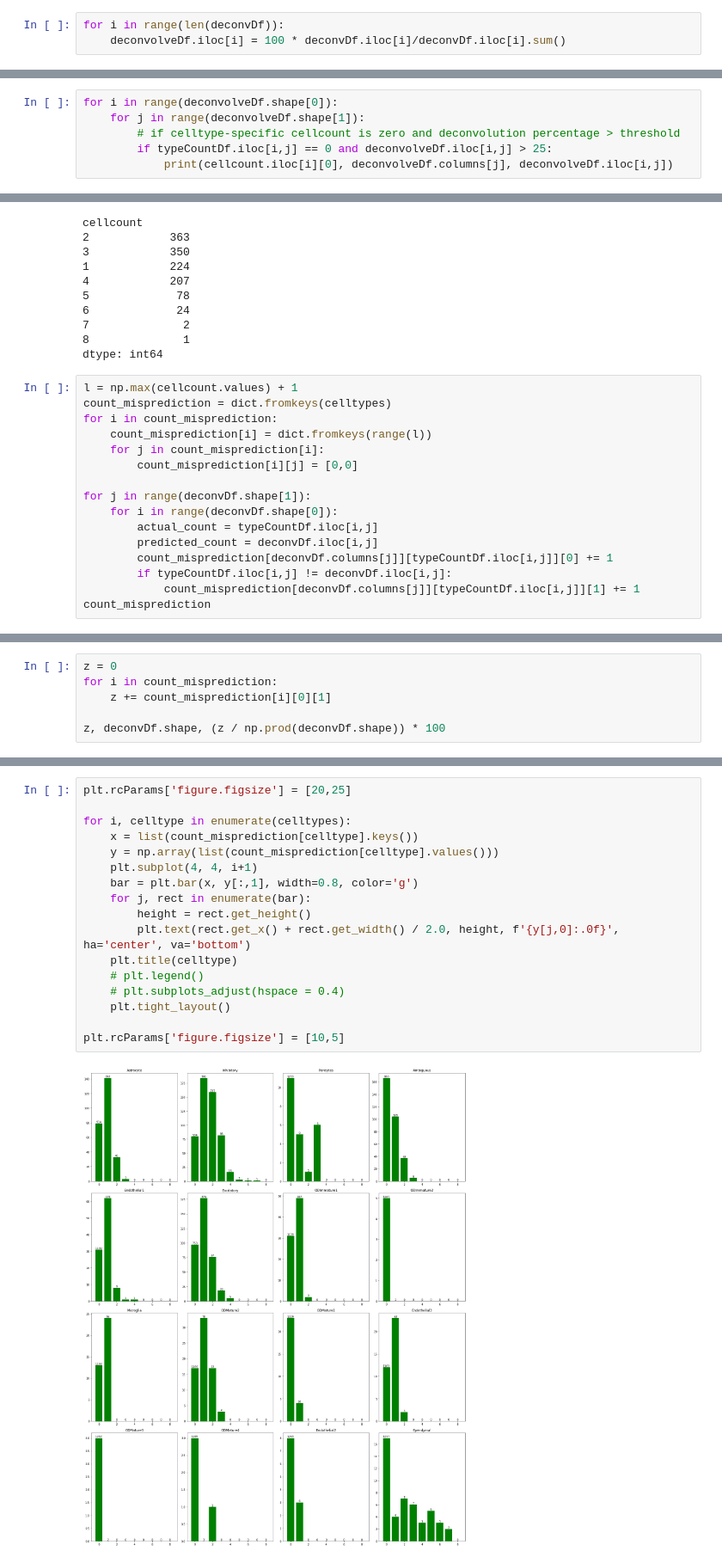
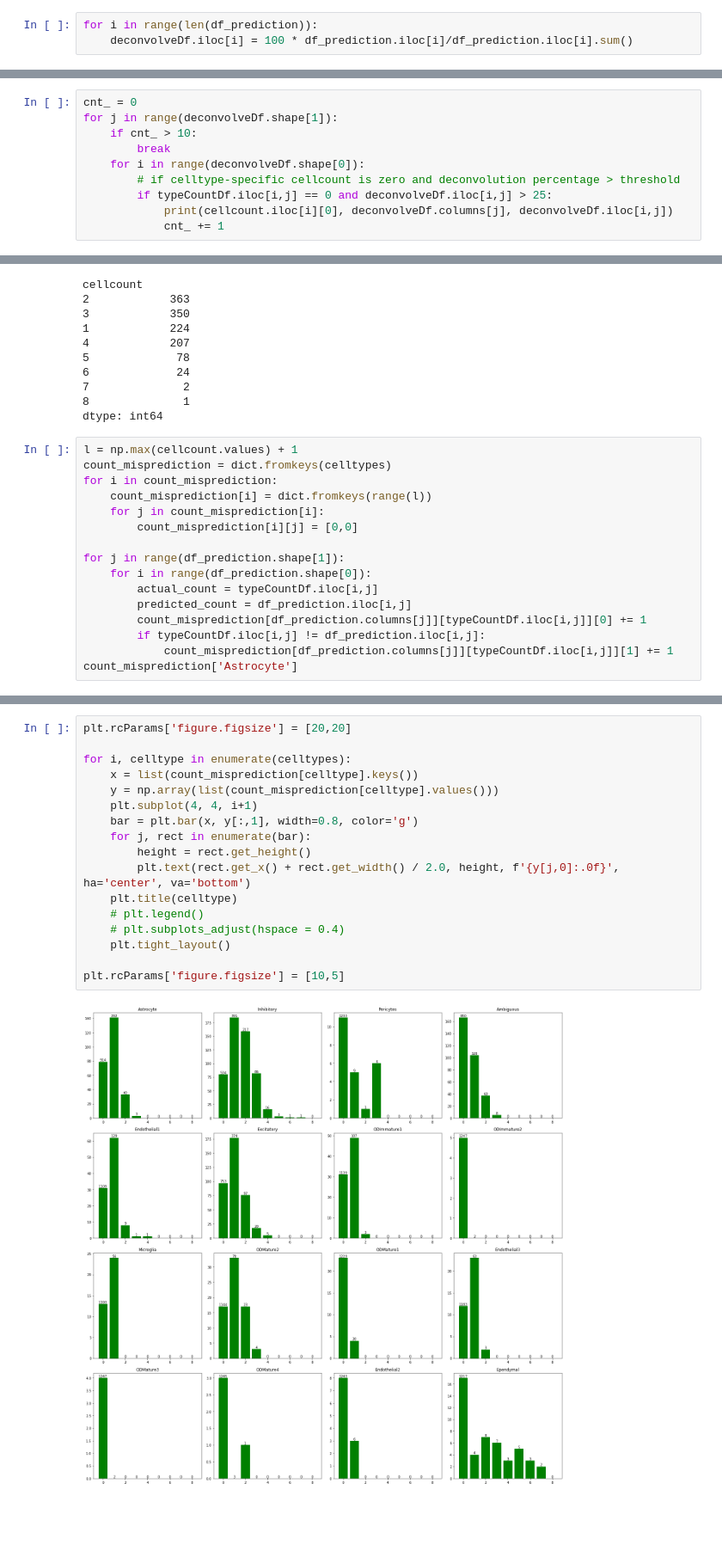
Before and after one commit to 3N4N/stloc, a Jupyter notebook: MERFISH_Tangram.ipynb, the cells around one changed output, grey strips where cells are left out. Shown at 86% size. Drawn from its saved outputs; the diff is of its cells as text; blank space fills up the shorter version.

```diff
--- a/MERFISH_Tangram.ipynb
+++ b/MERFISH_Tangram.ipynb
@@ -205,6 +203,6 @@ deconvDf.head()
 # %%
-for i in range(len(deconvDf)):
-    deconvolveDf.iloc[i] = 100 * deconvDf.iloc[i]/deconvDf.iloc[i].sum()
+for i in range(len(df_prediction)):
+    deconvolveDf.iloc[i] = 100 * df_prediction.iloc[i]/df_prediction.iloc[i].sum()
 # %%
 print(deconvolveDf.head())
 deconvolveDf.to_csv("tangramDeconvolved.csv",index= False)
@@ -277,9 +272,13 @@ dtype: int64
 # %% [markdown]
 # Spatial data exploration
 # %%
-for i in range(deconvolveDf.shape[0]):
-    for j in range(deconvolveDf.shape[1]):
+cnt_ = 0
+for j in range(deconvolveDf.shape[1]):
+    if cnt_ > 10:
+        break
+    for i in range(deconvolveDf.shape[0]):
         # if celltype-specific cellcount is zero and deconvolution percentage > threshold
         if typeCountDf.iloc[i,j] == 0 and deconvolveDf.iloc[i,j] > 25:
             print(cellcount.iloc[i][0], deconvolveDf.columns[j], deconvolveDf.iloc[i,j])
+            cnt_ += 1
 # %% [output]
@@ -321,12 +314,12 @@ for i in count_misprediction:
     for j in count_misprediction[i]:
         count_misprediction[i][j] = [0,0]
 
-for j in range(deconvDf.shape[1]):
-    for i in range(deconvDf.shape[0]):
+for j in range(df_prediction.shape[1]):
+    for i in range(df_prediction.shape[0]):
         actual_count = typeCountDf.iloc[i,j]
-        predicted_count = deconvDf.iloc[i,j]
-        count_misprediction[deconvDf.columns[j]][typeCountDf.iloc[i,j]][0] += 1
-        if typeCountDf.iloc[i,j] != deconvDf.iloc[i,j]:
-            count_misprediction[deconvDf.columns[j]][typeCountDf.iloc[i,j]][1] += 1
-count_misprediction
+        predicted_count = df_prediction.iloc[i,j]
+        count_misprediction[df_prediction.columns[j]][typeCountDf.iloc[i,j]][0] += 1
+        if typeCountDf.iloc[i,j] != df_prediction.iloc[i,j]:
+            count_misprediction[df_prediction.columns[j]][typeCountDf.iloc[i,j]][1] += 1
+count_misprediction['Astrocyte']
 # %% [output]
@@ -350,6 +334,0 @@ count_misprediction
-# %%
-z = 0
-for i in count_misprediction:
-    z += count_misprediction[i][0][1]
-
-z, deconvDf.shape, (z / np.prod(deconvDf.shape)) * 100
@@ -358,19 +335,19 @@ z, deconvDf.shape, (z / np.prod(deconvDf.shape)) * 100
 # %%
-plt.rcParams['figure.figsize'] = [20,25]
+plt.rcParams['figure.figsize'] = [20,20]
 
 for i, celltype in enumerate(celltypes):
     x = list(count_misprediction[celltype].keys())
     y = np.array(list(count_misprediction[celltype].values()))
     plt.subplot(4, 4, i+1)
     bar = plt.bar(x, y[:,1], width=0.8, color='g')
     for j, rect in enumerate(bar):
         height = rect.get_height()
         plt.text(rect.get_x() + rect.get_width() / 2.0, height, f'{y[j,0]:.0f}', ha='center', va='bottom')
     plt.title(celltype)
     # plt.legend()
     # plt.subplots_adjust(hspace = 0.4)
     plt.tight_layout()
 
 plt.rcParams['figure.figsize'] = [10,5]
 # %% [output]
-[figure, old version]
+[figure, new version]
```
Also changed, not shown: parts of 12 cells of this notebook.
